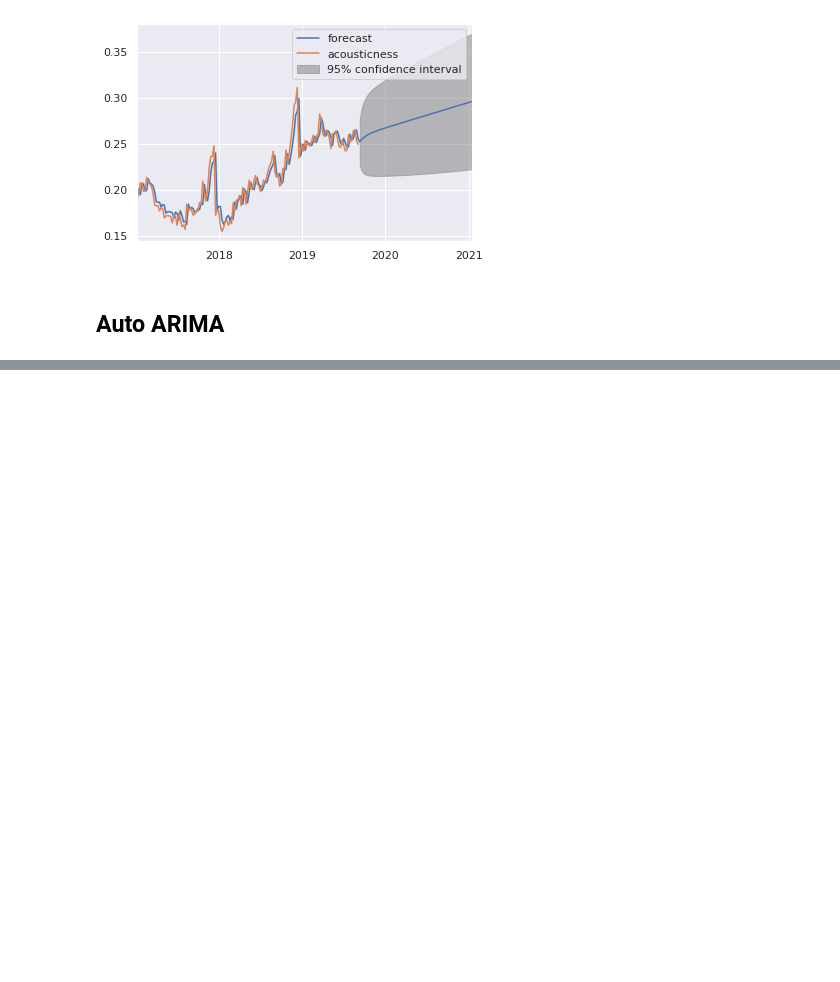
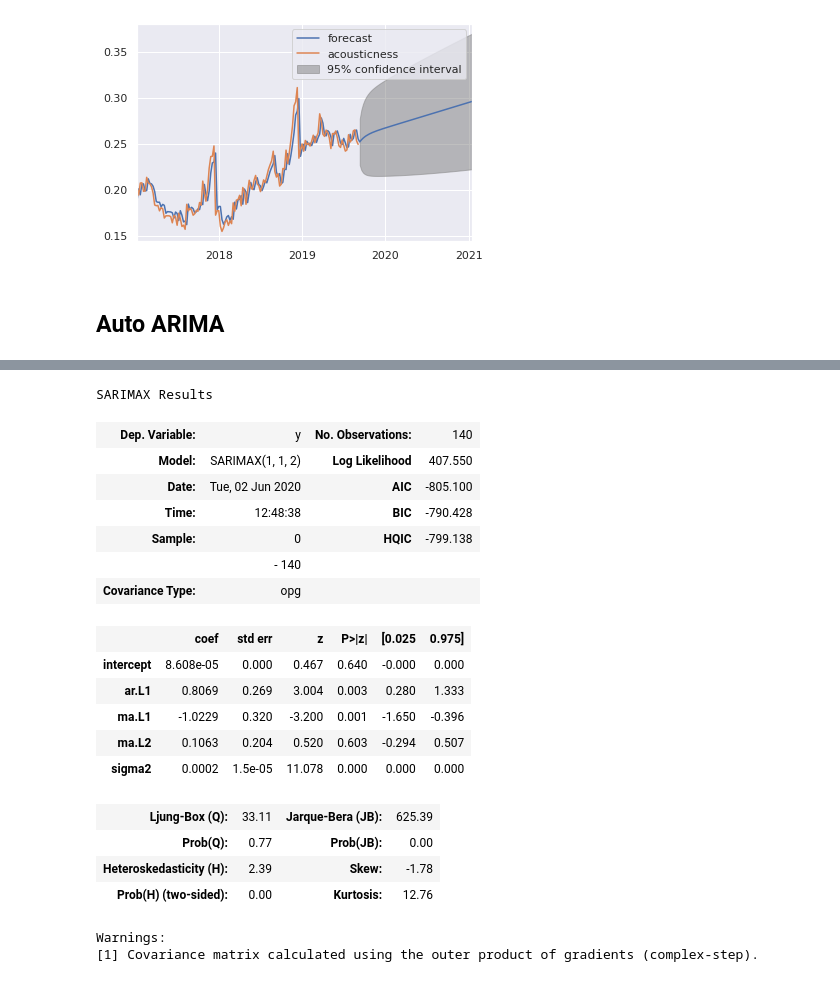
Before and after one commit to Branden-Kang/Time-Series-Analysis, a Jupyter notebook: ARIMA_Forecasting.ipynb, the cells around one changed output, grey strips where cells are left out. Saved outputs shown, nothing was run; the diff lists cells and outputs as text; code cells hidden in the pictures; blank space fills up the shorter version.

```diff
--- a/ARIMA_Forecasting.ipynb
+++ b/ARIMA_Forecasting.ipynb
@@ -192,0 +270,23 @@ def plotarima(n_periods, timeseries, automodel):
+# %%
+automodel.summary()
+# %% [output]
+SARIMAX Results
+| Dep. Variable: | y | No. Observations: | 140 |
+| Model: | SARIMAX(1, 1, 2) | Log Likelihood | 407.550 |
+| Date: | Tue, 02 Jun 2020 | AIC | -805.100 |
+| Time: | 12:48:38 | BIC | -790.428 |
+| Sample: | 0 | HQIC | -799.138 |
+|  | - 140 |  |  |
+| Covariance Type: | opg |  |  |
+|  | coef | std err | z | P>|z| | [0.025 | 0.975] |
+| intercept | 8.608e-05 | 0.000 | 0.467 | 0.640 | -0.000 | 0.000 |
+| ar.L1 | 0.8069 | 0.269 | 3.004 | 0.003 | 0.280 | 1.333 |
+| ma.L1 | -1.0229 | 0.320 | -3.200 | 0.001 | -1.650 | -0.396 |
+| ma.L2 | 0.1063 | 0.204 | 0.520 | 0.603 | -0.294 | 0.507 |
+| sigma2 | 0.0002 | 1.5e-05 | 11.078 | 0.000 | 0.000 | 0.000 |
+| Ljung-Box (Q): | 33.11 | Jarque-Bera (JB): | 625.39 |
+| Prob(Q): | 0.77 | Prob(JB): | 0.00 |
+| Heteroskedasticity (H): | 2.39 | Skew: | -1.78 |
+| Prob(H) (two-sided): | 0.00 | Kurtosis: | 12.76 |
+Warnings:
+[1] Covariance matrix calculated using the outer product of gradients (complex-step).
```
Also changed, not shown: parts of 11 cells of this notebook.
